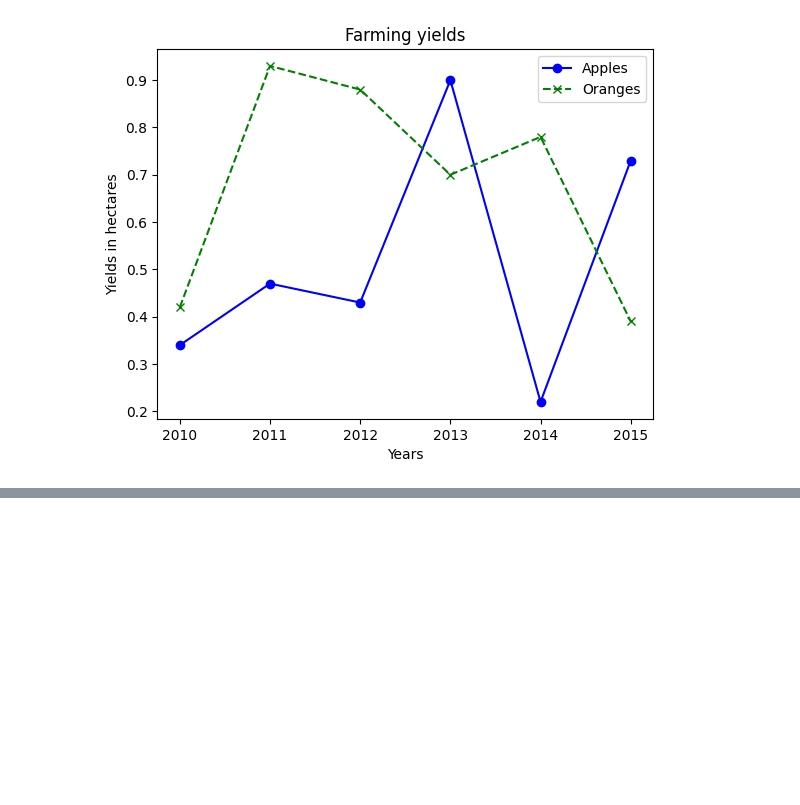
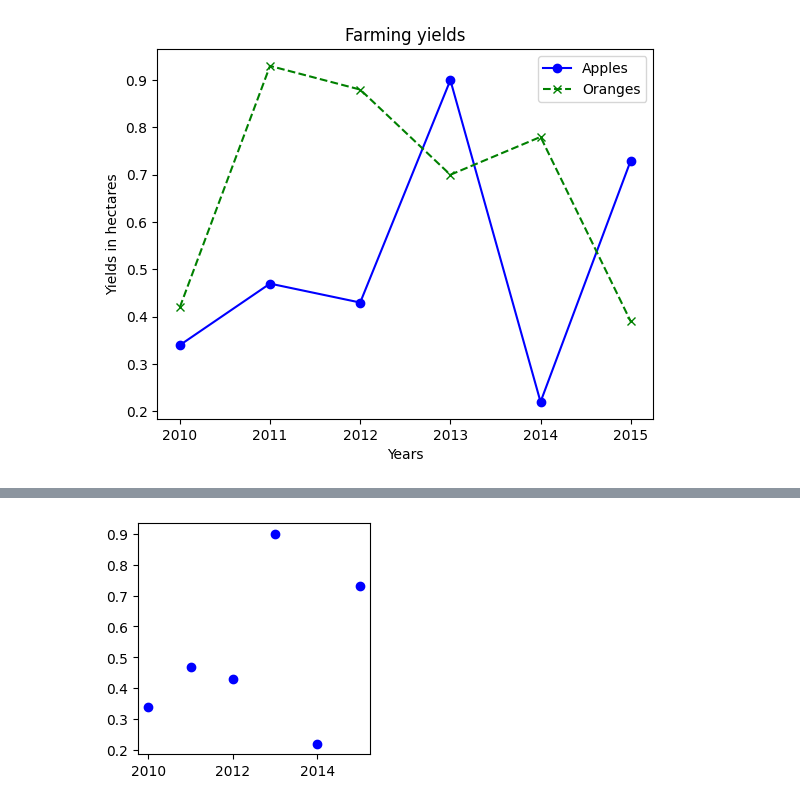
Before and after one commit to Lakshit-Chiranjiv/Python-Data-Analysis-Repo, a Jupyter notebook: Python Matplotlib-Seaborn.ipynb, the cells around one changed output, grey strips where cells are left out. Saved outputs shown, nothing was run; the diff lists cells and outputs as text; code cells hidden in the pictures; blank space fills up the shorter version.

Commit message:
changing plot figure size

```diff
--- a/Python Matplotlib-Seaborn.ipynb
+++ b/Python Matplotlib-Seaborn.ipynb
@@ -92,0 +95,5 @@ plt.plot(years, apples_yield, 'ob');
+# %%
+plt.figure(figsize=(3,3))
+plt.plot(years, apples_yield, 'ob');
+# %% [output]
+[figure, added]
```
Also changed, not shown: parts of 1 cell of this notebook.
